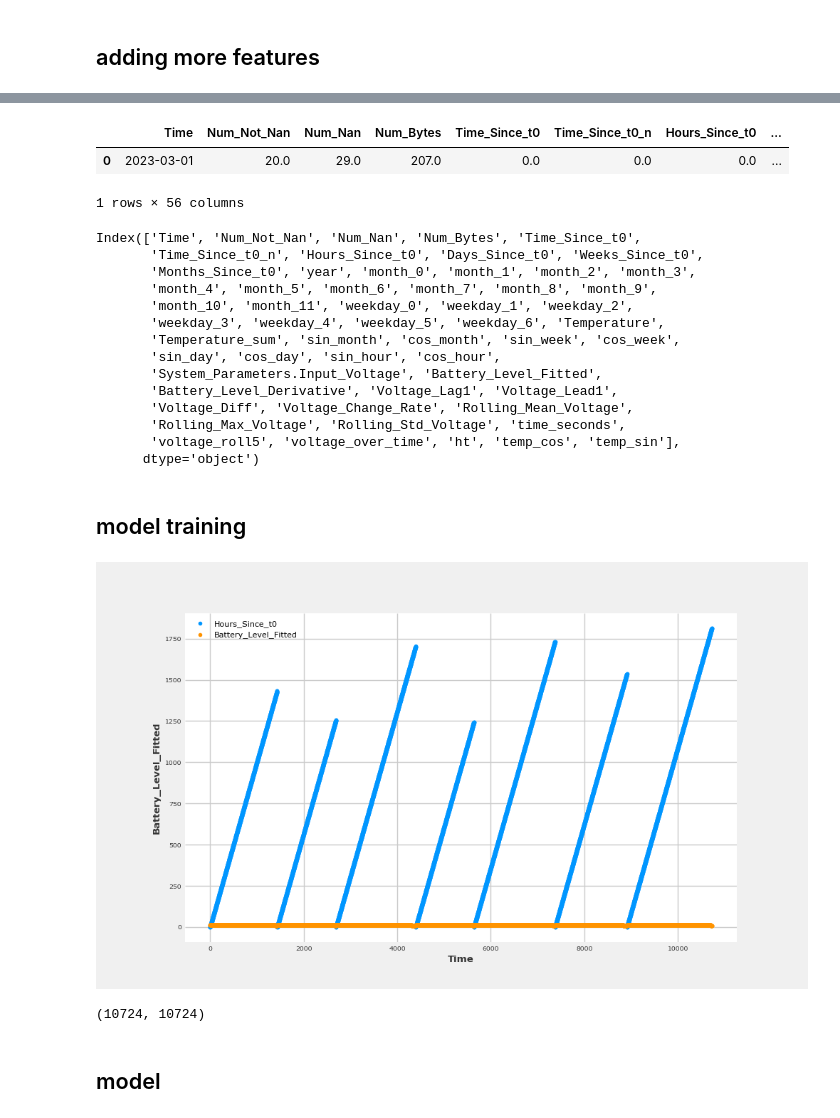
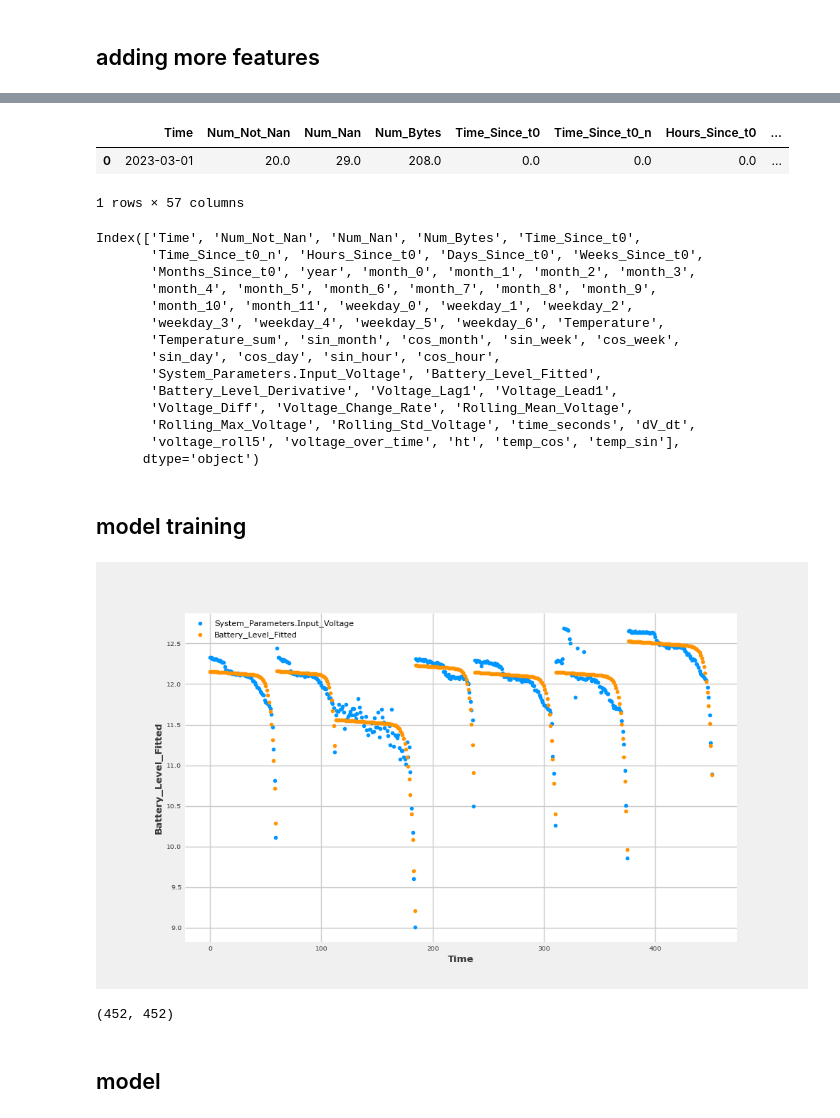
Before and after one commit to Yo581515/BatteryVoltagePrediction, a Jupyter notebook: model_tf5.ipynb, the cells around one changed output, grey strips where cells are left out. Cells and saved outputs as stored; diff of their text form; code cells hidden in the pictures.

```diff
--- a/model_tf5.ipynb
+++ b/model_tf5.ipynb
@@ -51,7 +51,7 @@ Doppler_Current_Profiler_Sensor.Roll
 Doppler_Current_Profiler_Sensor.Std_Dev_Tilt
 Doppler_Current_Profiler_Sensor.Tilt_Direction
 # %%
-r_h=1
+r_h=24
 as_list_segments = [3, 4, 5, 6, 7, 8, 9]
 Austevoll_Sor_df_segments = setup_as_data(Austevoll_Sor_df, smooth_sigma=18, list_segments=as_list_segments, r_h=r_h)
 # %% [output]
@@ -149,6 +136,11 @@ def process_segment(df):
     # Compute time elapsed in seconds from start (use index)
     df['time_seconds'] = (df.index - df.index[0]).total_seconds()
 
+    # Derivative of voltage (how fast voltage is dropping/rising)
+    df['dV_dt'] = df['System_Parameters.Input_Voltage'].diff() / df['time_seconds'].diff()
+    df['dV_dt'].fillna(0, inplace=True)
+
+
     # Rolling mean of voltage (to smooth out noise)
     df['voltage_roll5'] = df['System_Parameters.Input_Voltage'].rolling(window=10, min_periods=1).mean()
 
@@ -159,7 +151,7 @@ def process_segment(df):
 
 
     # Health ht feature: 1 if voltage > 11.65, else 0
-    df['ht'] = (df['System_Parameters.Input_Voltage'] > 11.65).astype(float)
+    df['ht'] = (df['System_Parameters.Input_Voltage'] > 11.5).astype(float)
 
 
     df['temp_cos'] = np.cos(df.index.dayofyear * (2 * np.pi / 365))
@@ -195,8 +205,8 @@ as_df.reset_index(inplace=True)
 as_df.head(1)
 # %% [output]
 |  | Time | Num_Not_Nan | Num_Nan | Num_Bytes | Time_Since_t0 | Time_Since_t0_n | Hours_Since_t0 | ... |
-| 0 | 2023-03-01 | 20.0 | 29.0 | 207.0 | 0.0 | 0.0 | 0.0 | ... |
+| 0 | 2023-03-01 | 20.0 | 29.0 | 208.0 | 0.0 | 0.0 | 0.0 | ... |
-1 rows × 56 columns
+1 rows × 57 columns
 # %%
 as_df.columns
 # %% [output]
@@ -211,7 +221,7 @@ Index(['Time', 'Num_Not_Nan', 'Num_Nan', 'Num_Bytes', 'Time_Since_t0',
        'System_Parameters.Input_Voltage', 'Battery_Level_Fitted',
        'Battery_Level_Derivative', 'Voltage_Lag1', 'Voltage_Lead1',
        'Voltage_Diff', 'Voltage_Change_Rate', 'Rolling_Mean_Voltage',
-       'Rolling_Max_Voltage', 'Rolling_Std_Voltage', 'time_seconds',
+       'Rolling_Max_Voltage', 'Rolling_Std_Voltage', 'time_seconds', 'dV_dt',
        'voltage_roll5', 'voltage_over_time', 'ht', 'temp_cos', 'temp_sin'],
       dtype='object')
 # %% [markdown]
@@ -250,45 +260,53 @@ list_features = ['Time', 'Num_Not_Nan', 'Num_Nan', 'Num_Bytes',
 
 
 features =  [
-        'Hours_Since_t0',
-        #'Days_Since_t0',
+        #'Hours_Since_t0',
+       'Days_Since_t0',
         #'Weeks_Since_t0',
 
         #'dV_dt',
         #'voltage_roll5',
 
-        #'voltage_over_time',|
+         #'voltage_over_time',
+        'ht',
+
         #'temp_cos',
         #'temp_sin',
 
         #'Voltage_Lead1',
+        #'Battery_Level_Fitted'
 
         #'Voltage_Lag1',
-       #'Voltage_Diff', 'Voltage_Change_Rate',
+       #'Voltage_Diff',
+       #'Voltage_Change_Rate',
        #'Rolling_Mean_Voltage',
-       #'Rolling_Max_Voltage', 'Rolling_Std_Voltage',
+       #'Rolling_Max_Voltage',
+       # 'Rolling_Std_Voltage',
 
+       #'Battery_Level_Fitted',
+       #'System_Parameters.Input_Voltage',
 
         ]
 
-target = 'Battery_Level_Fitted'
+target = 'System_Parameters.Input_Voltage'
 # %%
 X_y = features + [target]
-plot_dfs([as_df[X_y]])
+plot_dfs([as_df[[ 'System_Parameters.Input_Voltage','Battery_Level_Fitted']]])
 # %% [output]
-[figure, old version]
+[figure, new version]
 # %%
 as_df_shuffled = as_df.sample(frac=1, random_state=42).reset_index(drop=True)
 
 X = as_df_shuffled[features].copy()
 y = as_df_shuffled[target].copy()
 
+
+
+len(X), len(y)
 #X = as_df[features].copy()
 #y = as_df[target].copy()
-
-len(X), len(y)
 # %% [output]
-(10724, 10724)
+(452, 452)
 # %%
 import numpy as np
 from tensorflow.keras.models import Sequential
```
Also changed, not shown: parts of 12 cells of this notebook, 4 other files.
